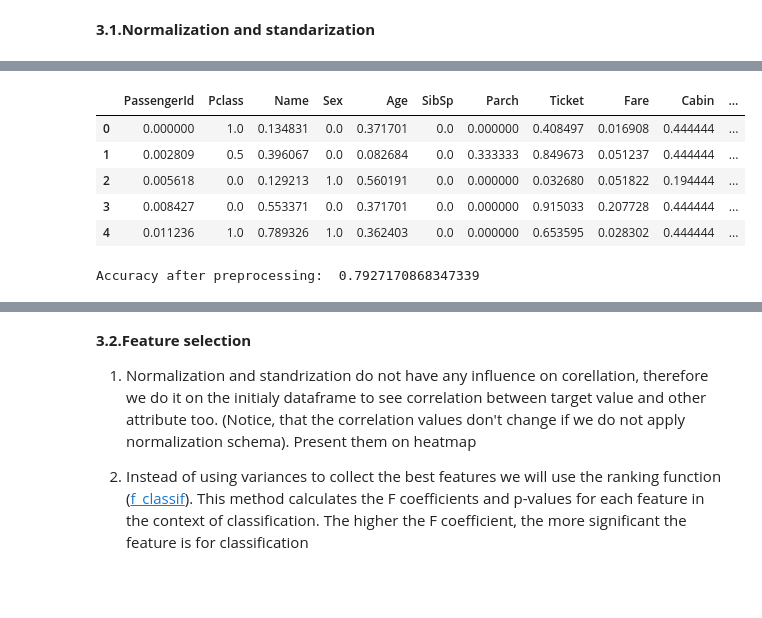
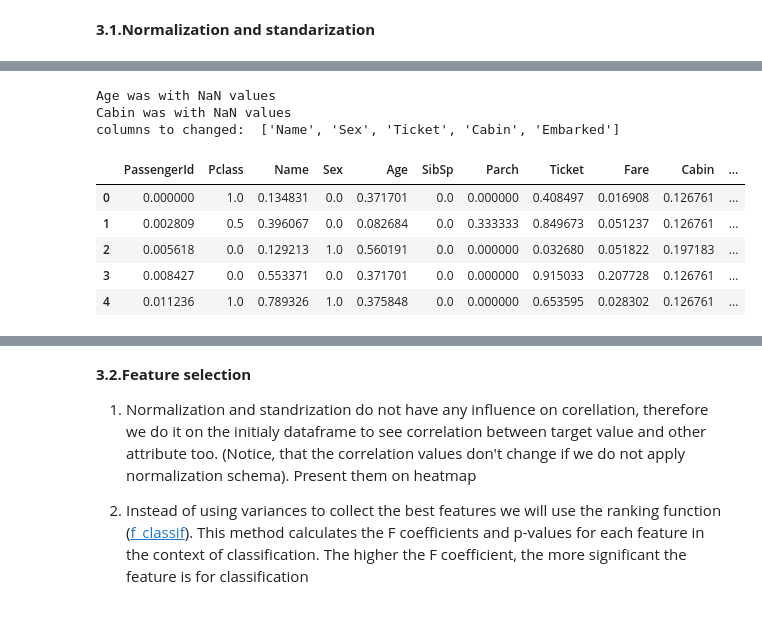
Before and after one commit to jszczublinska/DM_Titanic, a Jupyter notebook: titanic.ipynb, the cells around one changed output, grey strips where cells are left out. Drawn from its saved outputs; the diff is of its cells as text; code cells hidden in the pictures.

```diff
--- a/titanic.ipynb
+++ b/titanic.ipynb
@@ -140,60 +120,15 @@ standarized_data = pd.DataFrame(scale.transform(normalized_data), columns=cols)
-# %%
-#### the same for test set
-for index, row in test_df.iterrows():
-    if pd.isnull(row['Age']):
-        test_df.at[index, 'Age'] = age_mean
-
-    if pd.isnull(row['Embarked']):
-        test_df.at[index, 'Embarked'] = embarked_mode
-
-    if pd.isnull(row['Cabin']):
-        test_df.at[index, 'Cabin'] = cabin_mode
-
-# Changing categorical attributes to discrete
-columns_to_change = ['Sex', 'Cabin', 'Embarked', 'Name', 'Ticket']
-
-label_encoder = LabelEncoder()
-for column in columns_to_change:
-    test_df[column] = label_encoder.fit_transform(test_df[column])
-
-# Normalization and standardization
-X_2 = pd.concat([test_df.iloc[:, :1], test_df.iloc[:, 2:]], axis=1)
-cols_ = test_df.columns.tolist()
-cols_all_2 = cols_all[:1] + cols_all[2:]
-
-norm_2 = MinMaxScaler(feature_range=(0, 1)).fit(X_2)
-normalized_data_2 = pd.DataFrame(norm_2.transform(X_2), columns=cols_all_2)
-
-# scale_2 = StandardScaler().fit(normalized_data_2)
-# normalized_data_2 = pd.DataFrame(scale_2.transform(normalized_data_2), columns=cols_all_2)
-
-normalized_data_2.head()
-# %% [output]
-|  | PassengerId | Pclass | Name | Sex | Age | SibSp | Parch | Ticket | Fare | Cabin | ... |
-| 0 | 0.000000 | 1.0 | 0.134831 | 0.0 | 0.371701 | 0.0 | 0.000000 | 0.408497 | 0.016908 | 0.444444 | ... |
-| 1 | 0.002809 | 0.5 | 0.396067 | 0.0 | 0.082684 | 0.0 | 0.333333 | 0.849673 | 0.051237 | 0.444444 | ... |
-| 2 | 0.005618 | 0.0 | 0.129213 | 1.0 | 0.560191 | 0.0 | 0.000000 | 0.032680 | 0.051822 | 0.194444 | ... |
-| 3 | 0.008427 | 0.0 | 0.553371 | 0.0 | 0.371701 | 0.0 | 0.000000 | 0.915033 | 0.207728 | 0.444444 | ... |
-| 4 | 0.011236 | 1.0 | 0.789326 | 1.0 | 0.362403 | 0.0 | 0.000000 | 0.653595 | 0.028302 | 0.444444 | ... |
-# %%
-### checking the accuraccy after (all columns taking into account)
-#### AFTER ####################### CORRECT?
-
-X = normalized_data
-X = X.to_numpy()
-y = data_df['Survived']
-y = y.to_numpy()
-
-X_test = normalized_data_2
-X_test = X_test.to_numpy()
-y_test = test_df['Survived']
-y_test = y_test.to_numpy()
-
-classifier.fit(X,y)
-predicts = classifier.predict(X_test)
-report = classification_report(y_test, predicts)
-accuracy_after_1 = accuracy_score(y_test, predicts)
-
-print("Accuracy after preprocessing: ", accuracy_after_1)
-# %% [output]
-Accuracy after preprocessing:  0.7927170868347339
+# %%
+test_df = clas.changeNullValuesToMean(test_df)
+test_df = clas.changeCaterogicalToDescrite(test_df)
+normalized_data_test = clas.normalizeData(test_df, 'Survived')
+normalized_data_test.head()
+# %% [output]
+Age was with NaN values
+Cabin was with NaN values
+columns to changed:  ['Name', 'Sex', 'Ticket', 'Cabin', 'Embarked']
+|  | PassengerId | Pclass | Name | Sex | Age | SibSp | Parch | Ticket | Fare | Cabin | ... |
+| 0 | 0.000000 | 1.0 | 0.134831 | 0.0 | 0.371701 | 0.0 | 0.000000 | 0.408497 | 0.016908 | 0.126761 | ... |
+| 1 | 0.002809 | 0.5 | 0.396067 | 0.0 | 0.082684 | 0.0 | 0.333333 | 0.849673 | 0.051237 | 0.126761 | ... |
+| 2 | 0.005618 | 0.0 | 0.129213 | 1.0 | 0.560191 | 0.0 | 0.000000 | 0.032680 | 0.051822 | 0.197183 | ... |
+| 3 | 0.008427 | 0.0 | 0.553371 | 0.0 | 0.371701 | 0.0 | 0.000000 | 0.915033 | 0.207728 | 0.126761 | ... |
+| 4 | 0.011236 | 1.0 | 0.789326 | 1.0 | 0.375848 | 0.0 | 0.000000 | 0.653595 | 0.028302 | 0.126761 | ... |
```
Also changed, not shown: parts of 17 cells of this notebook, 1 other file.
